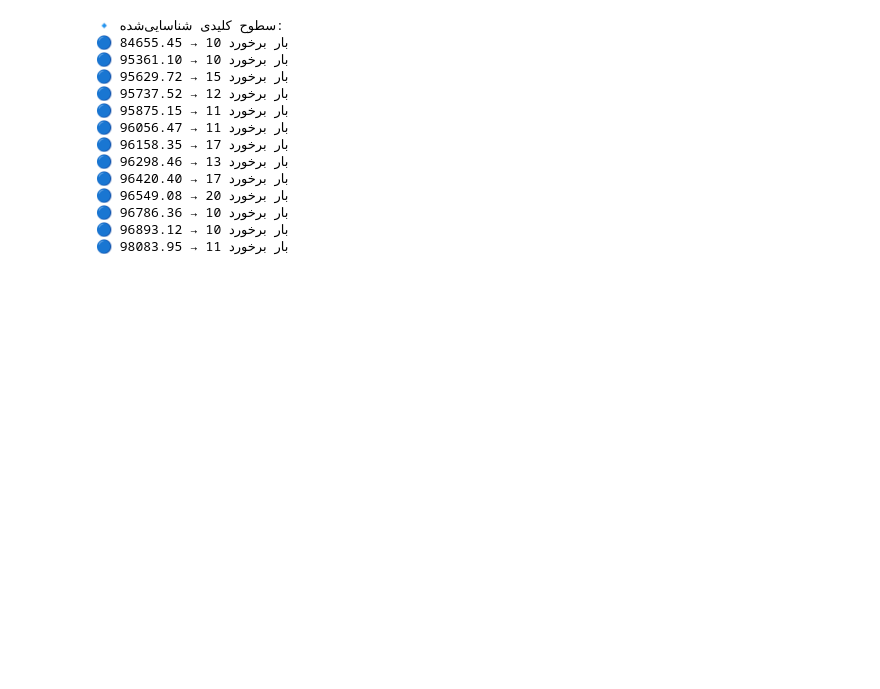
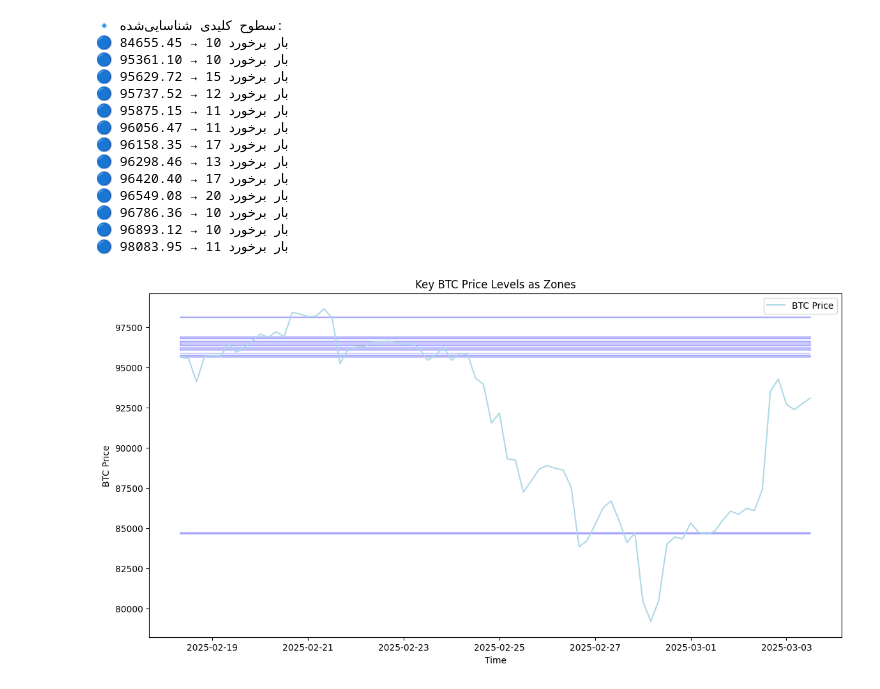
Before and after one commit to Reza82-python/Robat-Trader, a Jupyter notebook: test.ipynb, the cells around one changed output. Cells and saved outputs as stored; diff of their text form; code cells hidden in the pictures; blank space fills up the shorter version.

Commit message:
draw zone

```diff
--- a/test.ipynb
+++ b/test.ipynb
@@ -183,3 +183,89 @@ for level, count in key_levels.items():
 🔵 96786.36 → 10 بار برخورد
 🔵 96893.12 → 10 بار برخورد
 🔵 98083.95 → 11 بار برخورد
+# %%
+from pybit.unified_trading import HTTP
+import pandas as pd
+import numpy as np
+import matplotlib.pyplot as plt
+from matplotlib.patches import Rectangle
+from finta import TA
+
+# اتصال به Bybit (در حالت تست‌نت)
+url = HTTP(testnet=True)
+response = url.get_index_price_kline(
+    category="linear",
+    symbol="BTCUSDT",
+    interval=240,  # تایم‌فریم 4 ساعته
+    limit=80,
+)
+
+# تبدیل داده به DataFrame
+if 'result' in response:
+    kline_data = response['result']
+    df = pd.DataFrame(kline_data)
+    df[['timestamp', 'open', 'high', 'low', 'close']] = pd.DataFrame(df['list'].to_list(), index=df.index)
+    df.drop(columns=['list', 'category'], inplace=True)
+    df['timestamp'] = pd.to_numeric(df['timestamp'])
+    df['timestamp'] = pd.to_datetime(df['timestamp'], unit='ms')
+    df['EMA_50'] = TA.EMA(df, 50)
+    df[['open', 'high', 'low', 'close']] = df[['open', 'high', 'low', 'close']].astype(float)
+
+# پیدا کردن سطوحی که حداقل 3 برخورد داشته باشند
+def find_strong_levels(df, sensitivity=0.001, min_hits=10):
+    levels = {}
+
+    for price in df['high'].tolist() + df['low'].tolist():  # بررسی تمامی سقف و کف‌ها
+        close_prices = df[['open', 'close', 'high', 'low']].values.flatten()  # همه قیمت‌ها
+        close_prices = close_prices.astype(float)
+        price = float(price)
+        hits = np.sum(np.abs(close_prices - price) / price < sensitivity)  # شمارش برخوردها
+        if hits >= min_hits:
+            levels[price] = hits
+
+    # ترکیب سطوح نزدیک به هم
+    zones = []
+    sorted_levels = sorted(levels.keys())
+
+    merged_zone = [sorted_levels[0]]  # شروع اولین منطقه
+    for level in sorted_levels[1:]:
+        if abs(level - merged_zone[-1]) < sensitivity * level:
+            merged_zone.append(level)
+        else:
+            zones.append((min(merged_zone), max(merged_zone)))  # ذخیره منطقه قبلی
+            merged_zone = [level]  # شروع منطقه جدید
+
+    if merged_zone:
+        zones.append((min(merged_zone), max(merged_zone)))  # ذخیره آخرین منطقه
+
+    return zones
+
+zones = find_strong_levels(df)
+
+# رسم نمودار قیمت و نمایش سطوح کلیدی به شکل مستطیل
+fig, ax = plt.subplots(figsize=(14, 7))
+ax.plot(df['timestamp'], df['close'], label="BTC Price", color='lightblue')
+
+# رسم مستطیل‌ها به‌صورت کامل در عرض چارت
+for zone in zones:
+    bottom, top = zone
+    rect = Rectangle(
+        (df['timestamp'].min(), bottom),  # شروع از اولین تایم‌استمپ
+        df['timestamp'].max() - df['timestamp'].min(),  # طول مستطیل تا آخرین تایم‌استمپ
+        top - bottom,  # ارتفاع منطقه
+        linewidth=1.5, edgecolor="blue", facecolor="blue", alpha=0.2
+    )
+    ax.add_patch(rect)
+
+plt.xlabel("Time")
+plt.ylabel("BTC Price")
+plt.title("Key BTC Price Levels as Zones")
+plt.legend()
+plt.show()
+
+# نمایش مناطق کلیدی در کنسول
+print("🔹 مناطق کلیدی شناسایی‌شده:")
+for zone in zones:
+    print(f"🟦 منطقه بین {zone[0]:.2f} تا {zone[1]:.2f}")
+# %% [output]
+[figure, added]
```
Also changed, not shown: parts of 4 cells of this notebook, 1 other file.
